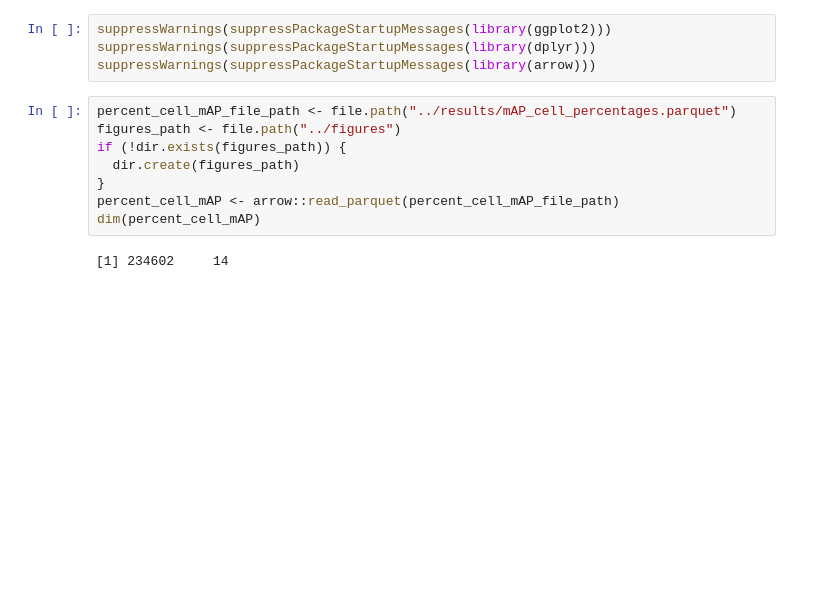
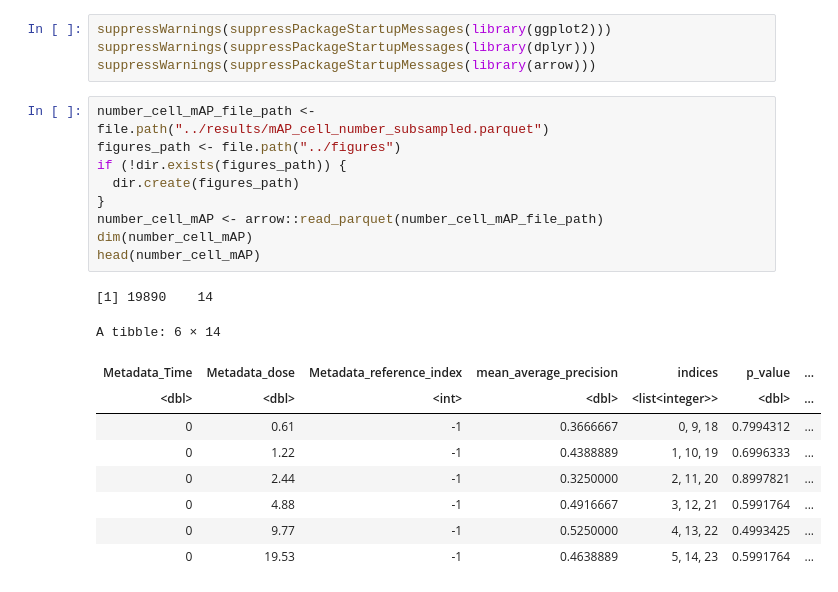
Before and after one commit to WayScience/live_cell_timelapse_apoptosis_analysis, a Jupyter notebook: one_off_analysis/notebooks/5.visualize_percentage_changes.ipynb, the cells around one changed output. Cells and saved outputs as stored; diff of their text form; blank space fills up the shorter version.

```diff
--- a/one_off_analysis/notebooks/5.visualize_percentage_changes.ipynb
+++ b/one_off_analysis/notebooks/5.visualize_percentage_changes.ipynb
@@ -3,13 +3,23 @@ suppressWarnings(suppressPackageStartupMessages(library(ggplot2)))
 suppressWarnings(suppressPackageStartupMessages(library(dplyr)))
 suppressWarnings(suppressPackageStartupMessages(library(arrow)))
 # %%
-percent_cell_mAP_file_path <- file.path("../results/mAP_cell_percentages.parquet")
+number_cell_mAP_file_path <- file.path("../results/mAP_cell_number_subsampled.parquet")
 figures_path <- file.path("../figures")
 if (!dir.exists(figures_path)) {
   dir.create(figures_path)
 }
-percent_cell_mAP <- arrow::read_parquet(percent_cell_mAP_file_path)
-dim(percent_cell_mAP)
+number_cell_mAP <- arrow::read_parquet(number_cell_mAP_file_path)
+dim(number_cell_mAP)
+head(number_cell_mAP)
 # %% [output]
-[1] 234602     14
+[1] 19890    14
+A tibble: 6 × 14
+| Metadata_Time | Metadata_dose | Metadata_reference_index | mean_average_precision | indices | p_value | ... |
+| <dbl> | <dbl> | <int> | <dbl> | <list<integer>> | <dbl> | ... |
+| 0 | 0.61 | -1 | 0.3666667 | 0, 9, 18 | 0.7994312 | ... |
+| 0 | 1.22 | -1 | 0.4388889 | 1, 10, 19 | 0.6996333 | ... |
+| 0 | 2.44 | -1 | 0.3250000 | 2, 11, 20 | 0.8997821 | ... |
+| 0 | 4.88 | -1 | 0.4916667 | 3, 12, 21 | 0.5991764 | ... |
+| 0 | 9.77 | -1 | 0.5250000 | 4, 13, 22 | 0.4993425 | ... |
+| 0 | 19.53 | -1 | 0.4638889 | 5, 14, 23 | 0.5991764 | ... |
 # %%
```
Also changed, not shown: parts of 4 cells of this notebook, 24 other files.
